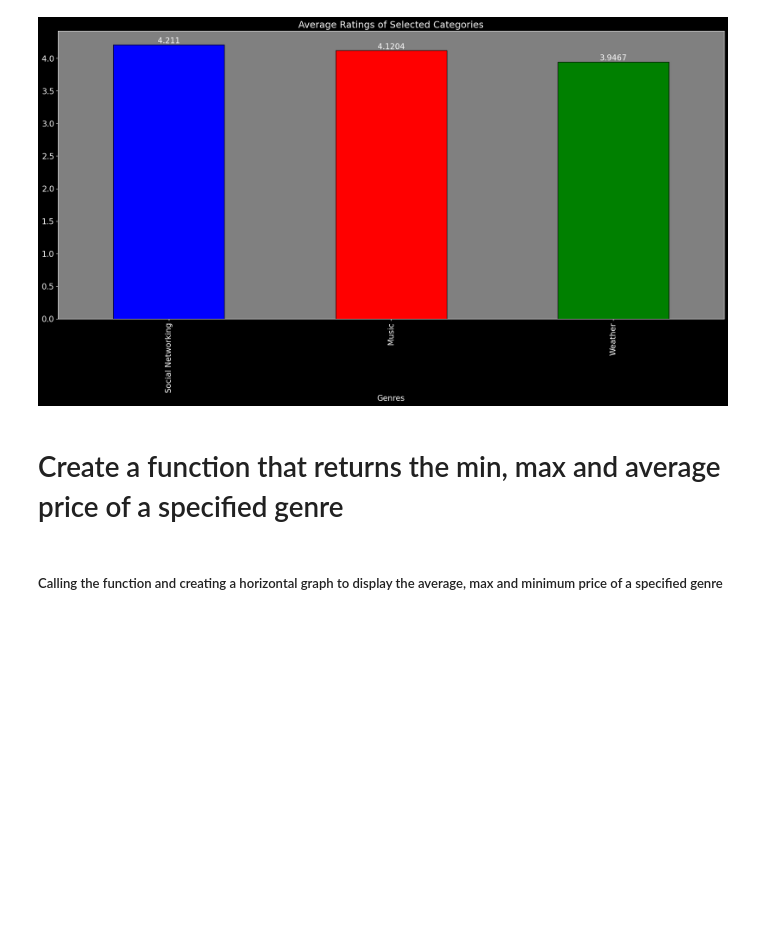
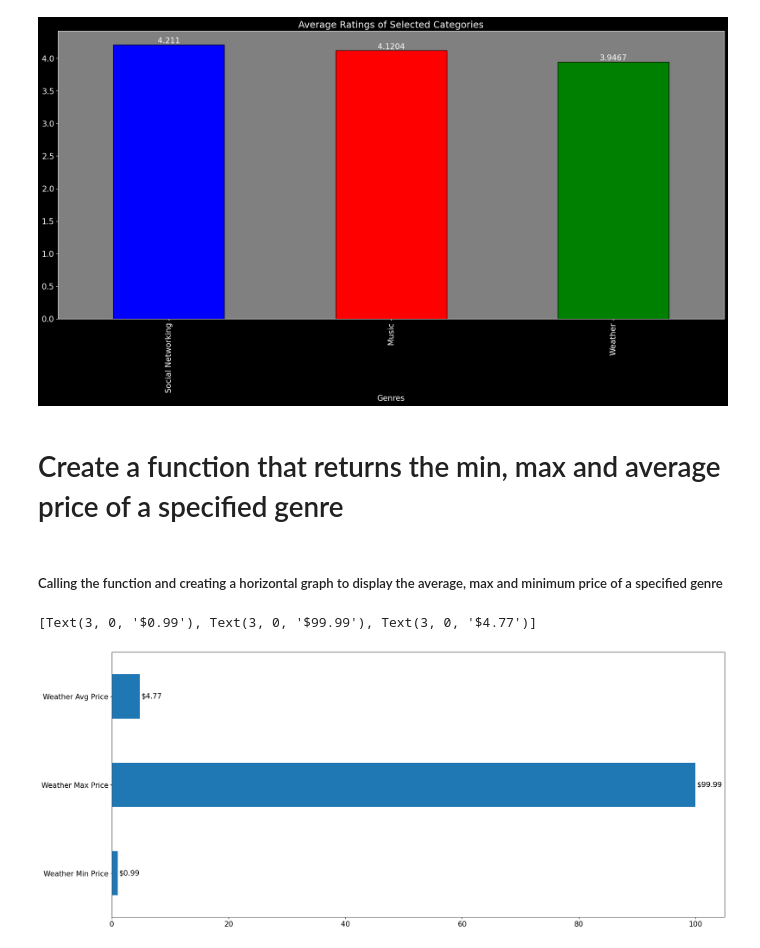
Before and after one commit to DylanMH/AppleAppDataAnalysis, a Jupyter notebook: pythoncode.ipynb, the cells around one changed output. Saved outputs shown, nothing was run; the diff lists cells and outputs as text; code cells hidden in the pictures; blank space fills up the shorter version.

```diff
--- a/pythoncode.ipynb
+++ b/pythoncode.ipynb
@@ -196,15 +199,18 @@ def genre_pricing(genre):
 ##### Calling the function and creating a horizontal graph to display the average, max and minimum price of a specified genre
 # %%
 # Calling my function
-genre_pricing('Games')
+genre_pricing('Weather')
 # Creating a dictionary to hold the data found in the function
 genre_pricing_dict = {'Genre': [inp1 + ' Min Price', inp1 + ' Max Price', inp1 + ' Avg Price'],
                         'Pricing Values':[genre_min_price, genre_max_price, genre_avg]}
 
 # Putting the dictionary into a datafram
 pricing_df = pd.DataFrame(genre_pricing_dict)
 
 # Creating a graph from the dataframe
 pricing_graph = pricing_df.plot.barh(x = 'Genre', y = 'Pricing Values', figsize = (23, 10), legend = False)
 pricing_graph.yaxis.set_label_text("") # Remove the y label(genre) from the graph
 pricing_graph.bar_label(pricing_graph.containers[0], fmt = '$%.2f', color = 'black', padding = 3) # Display the values next to the bars and formatting them to dislay $
+# %% [output]
+[Text(3, 0, '$0.99'), Text(3, 0, '$99.99'), Text(3, 0, '$4.77')]
+[figure, added]
```
Also changed, not shown: parts of 1 cell of this notebook.
